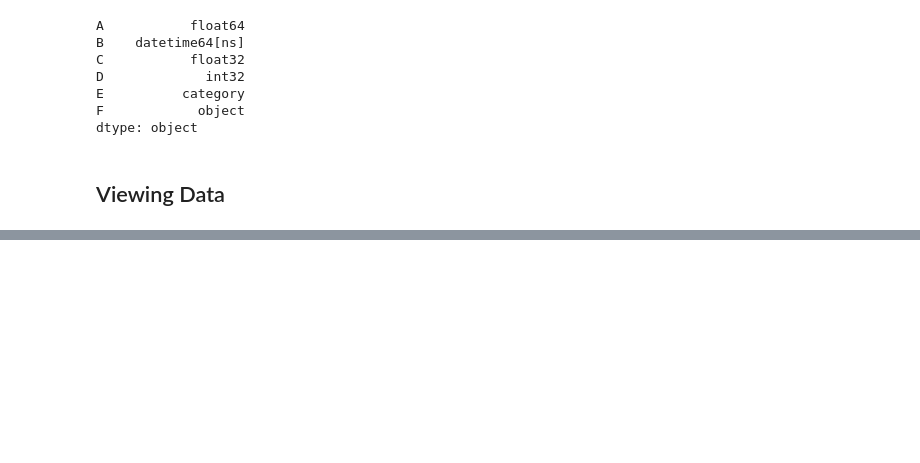
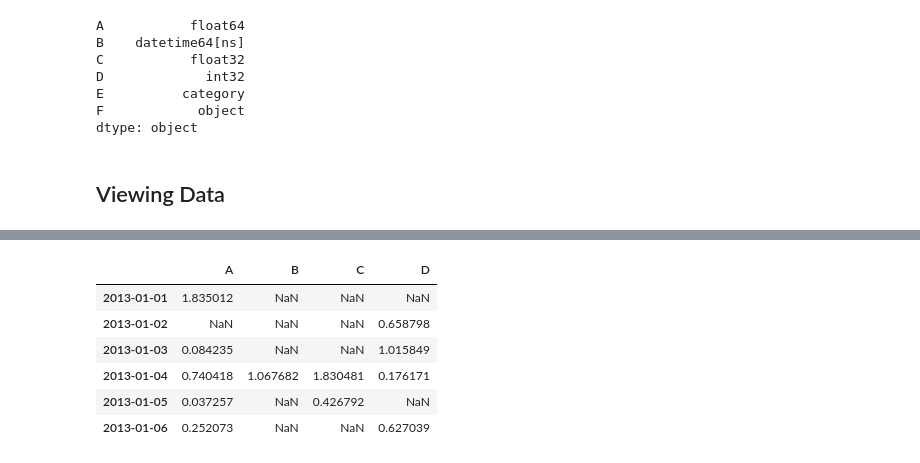
Before and after one commit to ALittlePhysics/The-Data-Science-Marathon, a Jupyter notebook: 10 Minutes to pandas.ipynb, the cells around one changed output, grey strips where cells are left out. Saved outputs shown, nothing was run; the diff lists cells and outputs as text; code cells hidden in the pictures; blank space fills up the shorter version.

```diff
--- a/10 Minutes to pandas.ipynb
+++ b/10 Minutes to pandas.ipynb
@@ -120,0 +266,11 @@ df.sort_values(by='B')
+# %%
+# Selecting values from a DataFrame where a boolean condition is met.
+df[df > 0]
+# %% [output]
+|  | A | B | C | D |
+| 2013-01-01 | 1.835012 | NaN | NaN | NaN |
+| 2013-01-02 | NaN | NaN | NaN | 0.658798 |
+| 2013-01-03 | 0.084235 | NaN | NaN | 1.015849 |
+| 2013-01-04 | 0.740418 | 1.067682 | 1.830481 | 0.176171 |
+| 2013-01-05 | 0.037257 | NaN | 0.426792 | NaN |
+| 2013-01-06 | 0.252073 | NaN | NaN | 0.627039 |
```
Also changed, not shown: parts of 42 cells of this notebook.
